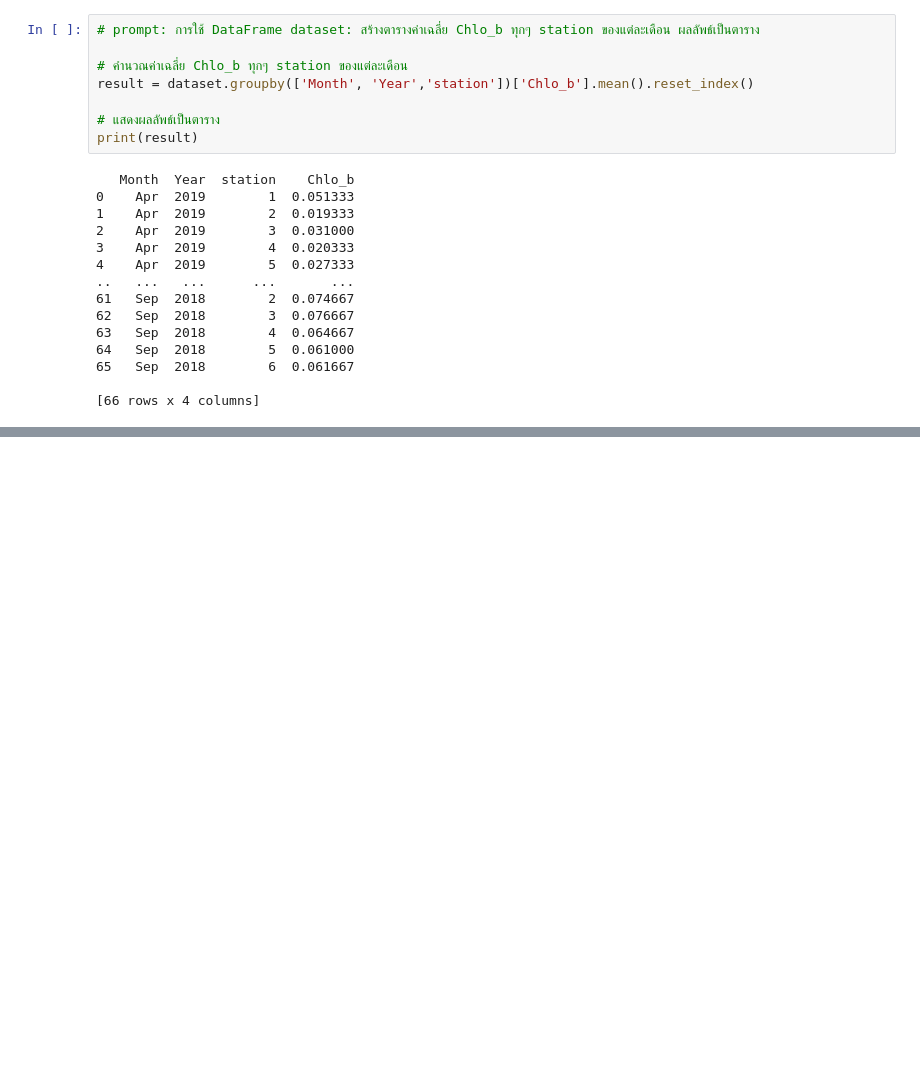
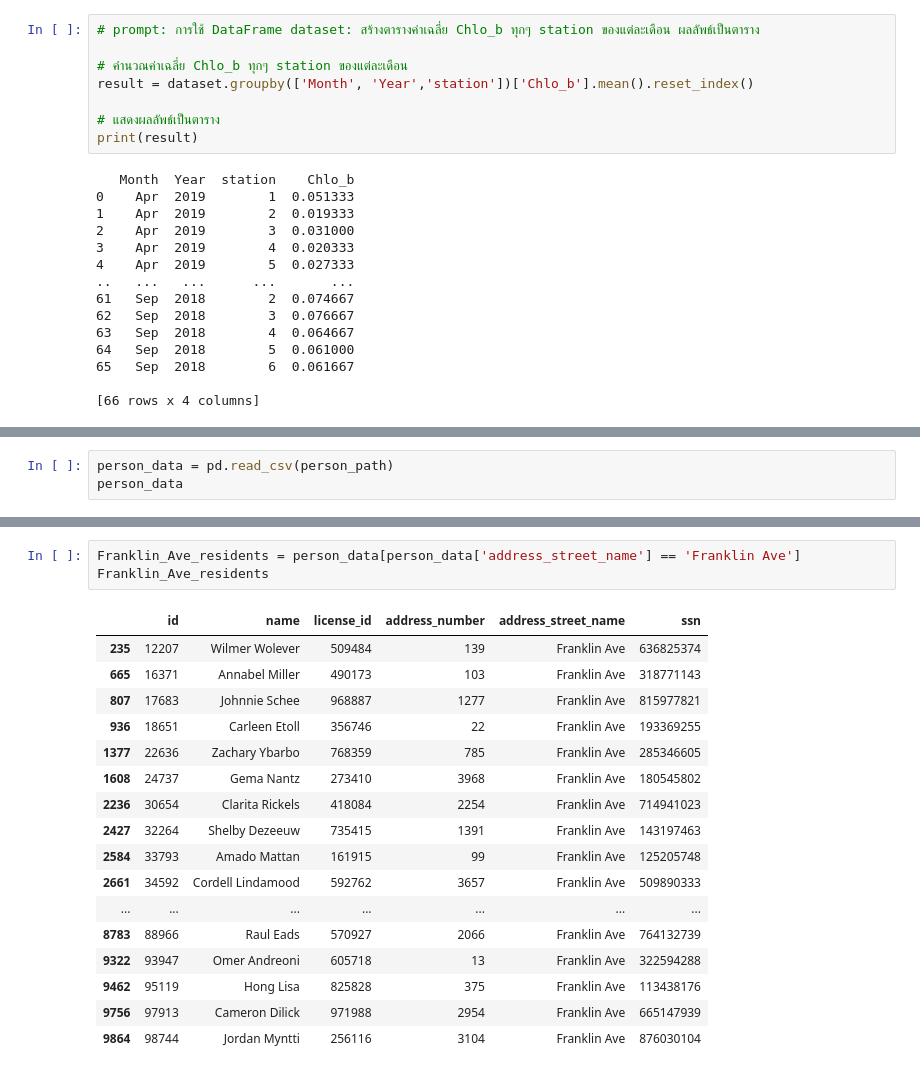
Before and after one commit to Natthaphatz007/Python_dataviz2024, a Jupyter notebook: Midterm.ipynb, the cells around one changed output, grey strips where cells are left out. Drawn from its saved outputs; the diff is of its cells as text; blank space fills up the shorter version.

```diff
--- a/Midterm.ipynb
+++ b/Midterm.ipynb
@@ -138,0 +206,3 @@ print(result)
+# %%
+person_data = pd.read_csv(person_path)
+person_data
@@ -138,0 +223,21 @@ print(result)
+# %%
+Franklin_Ave_residents = person_data[person_data['address_street_name'] == 'Franklin Ave']
+Franklin_Ave_residents
+# %% [output]
+|  | id | name | license_id | address_number | address_street_name | ssn |
+| 235 | 12207 | Wilmer Wolever | 509484 | 139 | Franklin Ave | 636825374 |
+| 665 | 16371 | Annabel Miller | 490173 | 103 | Franklin Ave | 318771143 |
+| 807 | 17683 | Johnnie Schee | 968887 | 1277 | Franklin Ave | 815977821 |
+| 936 | 18651 | Carleen Etoll | 356746 | 22 | Franklin Ave | 193369255 |
+| 1377 | 22636 | Zachary Ybarbo | 768359 | 785 | Franklin Ave | 285346605 |
+| 1608 | 24737 | Gema Nantz | 273410 | 3968 | Franklin Ave | 180545802 |
+| 2236 | 30654 | Clarita Rickels | 418084 | 2254 | Franklin Ave | 714941023 |
+| 2427 | 32264 | Shelby Dezeeuw | 735415 | 1391 | Franklin Ave | 143197463 |
+| 2584 | 33793 | Amado Mattan | 161915 | 99 | Franklin Ave | 125205748 |
+| 2661 | 34592 | Cordell Lindamood | 592762 | 3657 | Franklin Ave | 509890333 |
+| ... | ... | ... | ... | ... | ... | ... |
+| 8783 | 88966 | Raul Eads | 570927 | 2066 | Franklin Ave | 764132739 |
+| 9322 | 93947 | Omer Andreoni | 605718 | 13 | Franklin Ave | 322594288 |
+| 9462 | 95119 | Hong Lisa | 825828 | 375 | Franklin Ave | 113438176 |
+| 9756 | 97913 | Cameron Dilick | 971988 | 2954 | Franklin Ave | 665147939 |
+| 9864 | 98744 | Jordan Myntti | 256116 | 3104 | Franklin Ave | 876030104 |
```
Also changed, not shown: parts of 25 cells of this notebook.
